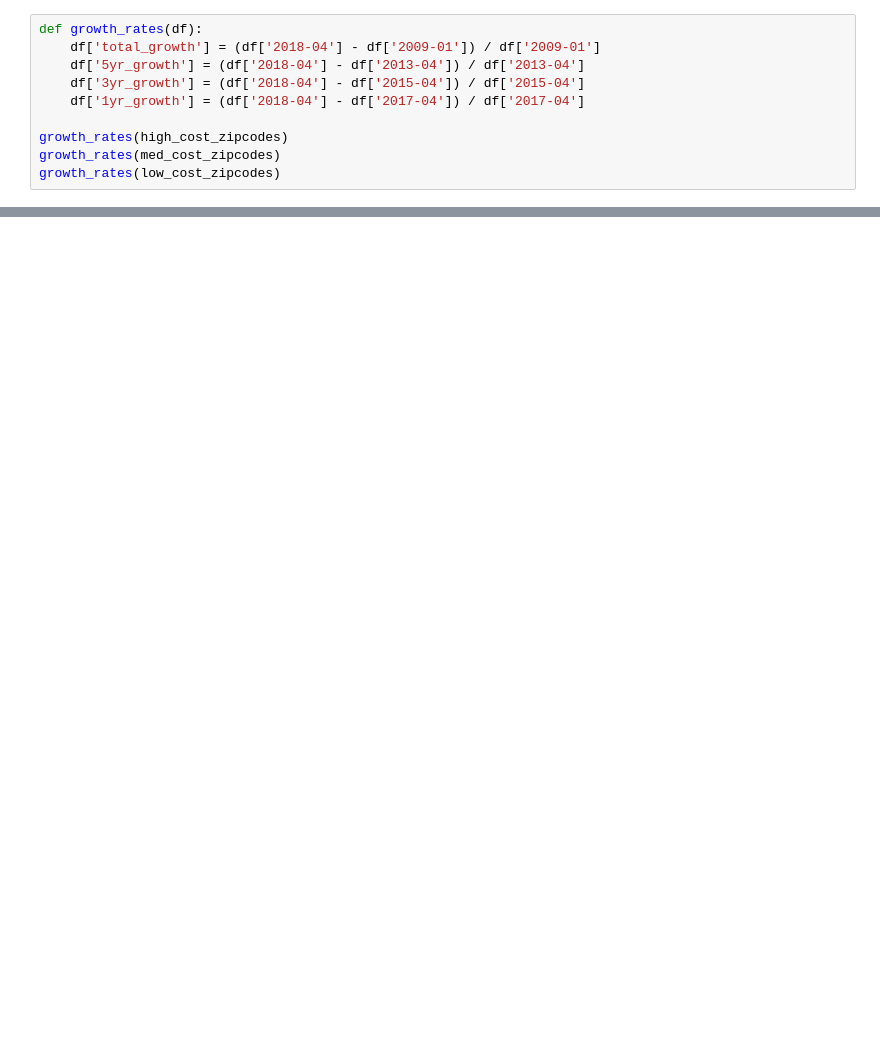
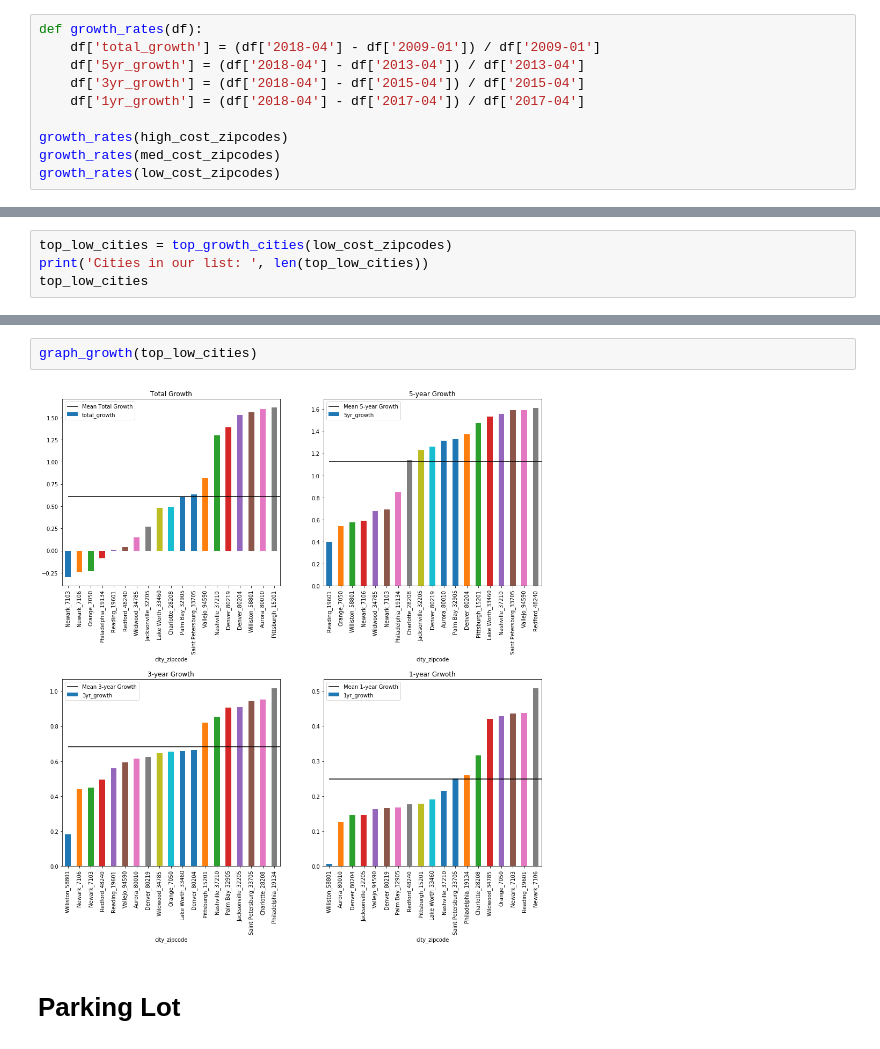
Before and after one commit to rab175/dsc-mod-4-project-online-ds-pt-071519, a Jupyter notebook: Mod 4 Project Notebook.ipynb, the cells around one changed output, grey strips where cells are left out. Saved outputs shown, nothing was run; the diff lists cells and outputs as text; blank space fills up the shorter version.

```diff
--- a/Mod 4 Project Notebook.ipynb
+++ b/Mod 4 Project Notebook.ipynb
@@ -386,0 +550,4 @@ growth_rates(low_cost_zipcodes)
+# %%
+top_low_cities = top_growth_cities(low_cost_zipcodes)
+print('Cities in our list: ', len(top_low_cities))
+top_low_cities
@@ -387,2 +574,8 @@ growth_rates(low_cost_zipcodes)
+# %%
+graph_growth(top_low_cities)
+# %% [output]
+[figure, added]
+# %% [markdown]
+# Parking Lot
 # %%
 top_10_highcost_totalgrowth = high_cost_zipcodes.sort_values('total_growth', ascending=False)[:10]
```
Also changed, not shown: parts of 35 cells of this notebook, 1 other file.
